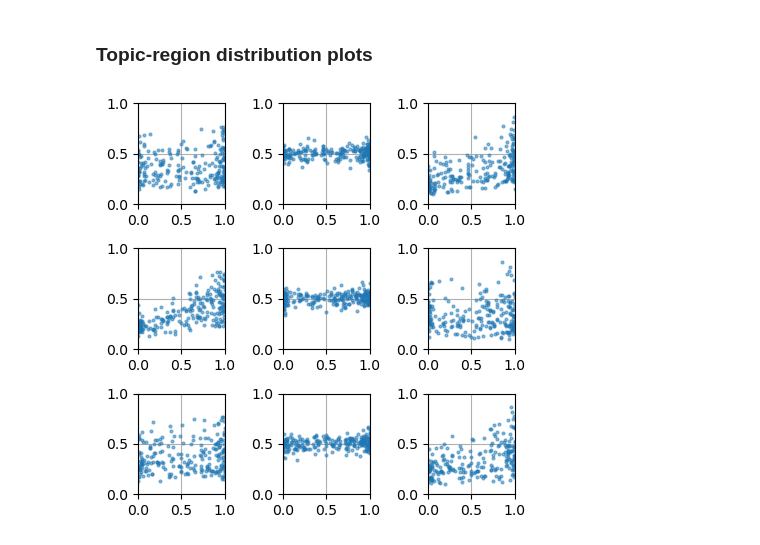
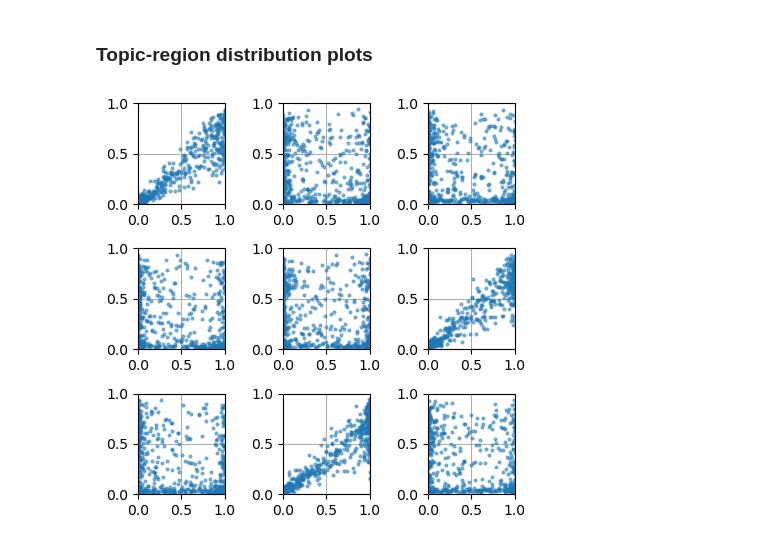
Before and after one commit to andreaskapou/stm, a Jupyter notebook: code/r_stm_bern.ipynb, the cells around one changed output. Saved outputs shown, nothing was run; the diff lists cells and outputs as text; code cells hidden in the pictures.

Commit message:
Add STM bernoulli model

```diff
--- a/code/r_stm_bern.ipynb
+++ b/code/r_stm_bern.ipynb
@@ -105,28 +68,19 @@ tensor([[0.1946, 0.2488, 0.5566],
 # %%
-##### Simulation strategy
-nCells = 400
-nRegions = 300
-nTopics = 3
-a = torch.ones(nTopics) / 2
-
 # Detection rate (coverage)
-cov = dist.Beta(2, 2).sample([nRegions])# + 0.02
-# Cell topics distribution
-theta = dist.Dirichlet(a).sample([nCells])
+cov = dist.Beta(5, 2).sample([nRegions])# + 0.02
 # Topics region distribution
-phi = LogitNormal(0, 3).sample([nTopics, nRegions])
-
-D_np = np.empty([nCells, nRegions], dtype = np.float32)
-# Simulate each cell
-for c in range(nCells):
-    for r in range(nRegions):
-        # Sample topics and corresponding regions
-        z = dist.Categorical(theta[c, :]).sample()
-        w = dist.Bernoulli(phi[z, r] * cov[r]).sample().detach().tolist()
-        D_np[c, r] = w
-
-# Transpose to have nRegions x nCells
-D = torch.from_numpy(D_np).t()
+phi = LogitNormal(-2, 4).sample([nRegions, nTopics])
+# Index matrix on nRegions x nCells
+idx = torch.arange(0,nRegions).unsqueeze(1).repeat(1, nCells)
+with pyro.plate(name='nCells', size=nCells):
+    with pyro.plate(name='nRegions', size=nRegions):
+        z = pyro.sample(name='z', fn=dist.Categorical(theta))
+        phi_z = Vindex(phi)[..., idx, z]
+        phi_z = (phi_z.T * cov).T
+        D = pyro.sample(name='w', fn=dist.Bernoulli(phi_z))
+pyro.clear_param_store()
+# Numpy array for PCA
+D_np = D.detach().numpy().transpose()
 # %%
 label = theta.detach().numpy()
 from sklearn.decomposition import PCA
@@ -180,7 +144,7 @@ To perform inference for TM Bernoulli with use ClippedAdam to optimize a
 __trace implementation of ELBO-based SVI__ ('TraceEnum_ELBO'), which supports exhaustive enumeration
 over discrete sample sites, in our case latent topic assignment __z__.
 # %%
-nTopics = 3
+#nTopics = 2
 nSteps = 1000
 lr = 0.1
 seed = 123
@@ -194,12 +158,12 @@ logging.info("Fitting {} cells".format(D.shape[1]))
 
 elbo = pyro.infer.TraceEnum_ELBO(max_plate_nesting=2)
 optim = pyro.optim.Adam({"lr": lr, 'weight_decay':0.01})
-svi = pyro.infer.SVI(tm_bern_model, tm_bern_guide, optim, elbo)
+svi = pyro.infer.SVI(stm_cell_bern_model, stm_cell_bern_guide, optim, elbo)
 losses = []
 
 logging.info("Step\tLoss")
 for step in range(nSteps):
-    loss = svi.step(D=D_filt, nTopics=nTopics)
+    loss = svi.step(D=D_filt, nTopics=nTopics, X=X)
     if step % 100 == 0:
         logging.info("{: >5d}\t{}".format(step, loss))
     losses.append(loss)
@@ -261,6 +230,6 @@ tensor([[11.6984,  0.2895,  0.4566],
 # %%
 # A single sample from the guide
-post_sample = tm_bern_guide(D = D_filt, nTopics = nTopics)
+post_sample = stm_cell_bern_guide(D = D_filt, nTopics = nTopics, X = X)
 # %%
 theta[1:10, ] # first 10 cells prob assignments to each topic
 # %% [output]
@@ -319,7 +301,7 @@ f = make_theta_comparison_plots(theta_true = theta,
 # %% [markdown]
 ### Topic-region distribution plots
 # %%
-f = make_theta_comparison_plots(theta_true = phi[:, qc_peak_idx].transpose(0, 1),
+f = make_theta_comparison_plots(theta_true = phi[qc_peak_idx, :],
                                 theta_infer = post_sample['phi'].detach().numpy())
 # %% [output]
-[figure, old version]
+[figure, new version]
```
Also changed, not shown: parts of 24 cells of this notebook, 8 other files.
